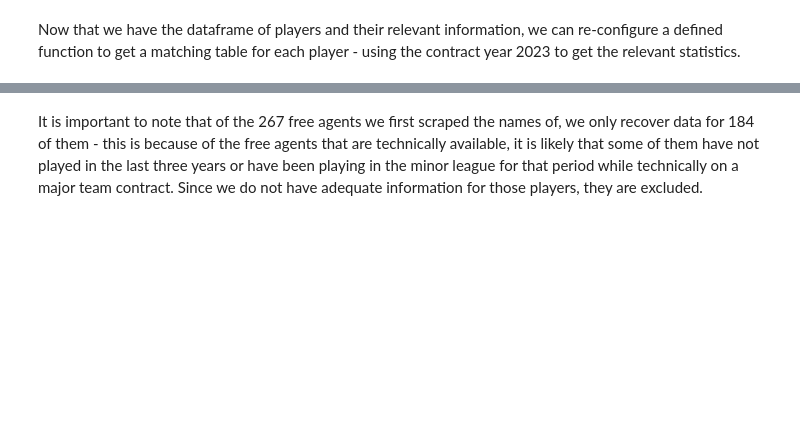
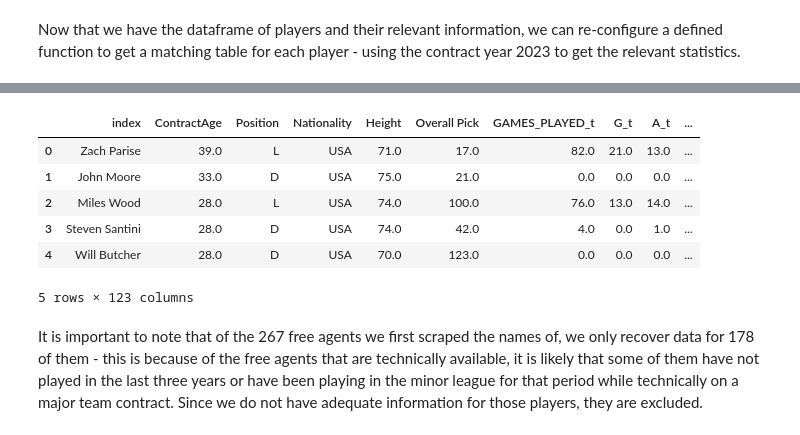
Before and after one commit to adobronyi/nhl_contract_models, a Jupyter notebook: data_scrape.ipynb, the cells around one changed output, grey strips where cells are left out. Cells and saved outputs as stored; diff of their text form; code cells hidden in the pictures; blank space fills up the shorter version.

```diff
--- a/data_scrape.ipynb
+++ b/data_scrape.ipynb
@@ -751,4 +783,17 @@ dataTable_ng_new.shape
+# %%
+# reset the index so 'Name' is its own column
+data_new = data_new.reset_index()
+# %%
+data_new.head()
+# %% [output]
+|  | index | ContractAge | Position | Nationality | Height | Overall Pick | GAMES_PLAYED_t | G_t | A_t | ... |
+| 0 | Zach Parise | 39.0 | L | USA | 71.0 | 17.0 | 82.0 | 21.0 | 13.0 | ... |
+| 1 | John Moore | 33.0 | D | USA | 75.0 | 21.0 | 0.0 | 0.0 | 0.0 | ... |
+| 2 | Miles Wood | 28.0 | L | USA | 74.0 | 100.0 | 76.0 | 13.0 | 14.0 | ... |
+| 3 | Steven Santini | 28.0 | D | USA | 74.0 | 42.0 | 4.0 | 0.0 | 1.0 | ... |
+| 4 | Will Butcher | 28.0 | D | USA | 70.0 | 123.0 | 0.0 | 0.0 | 0.0 | ... |
+5 rows × 123 columns
 # %% [markdown]
-It is important to note that of the 267 free agents we first scraped the names of, we only recover data for 184 of them - this is because of the free agents that are technically available, it is likely that some of them have not played in the last three years or have been playing in the minor league for that period while technically on a major team contract. Since we do not have adequate information for those players, they are excluded.
+It is important to note that of the 267 free agents we first scraped the names of, we only recover data for 178 of them - this is because of the free agents that are technically available, it is likely that some of them have not played in the last three years or have been playing in the minor league for that period while technically on a major team contract. Since we do not have adequate information for those players, they are excluded.
 # %%
 # save new data
```
Also changed, not shown: parts of 17 cells of this notebook, 2 other files.
